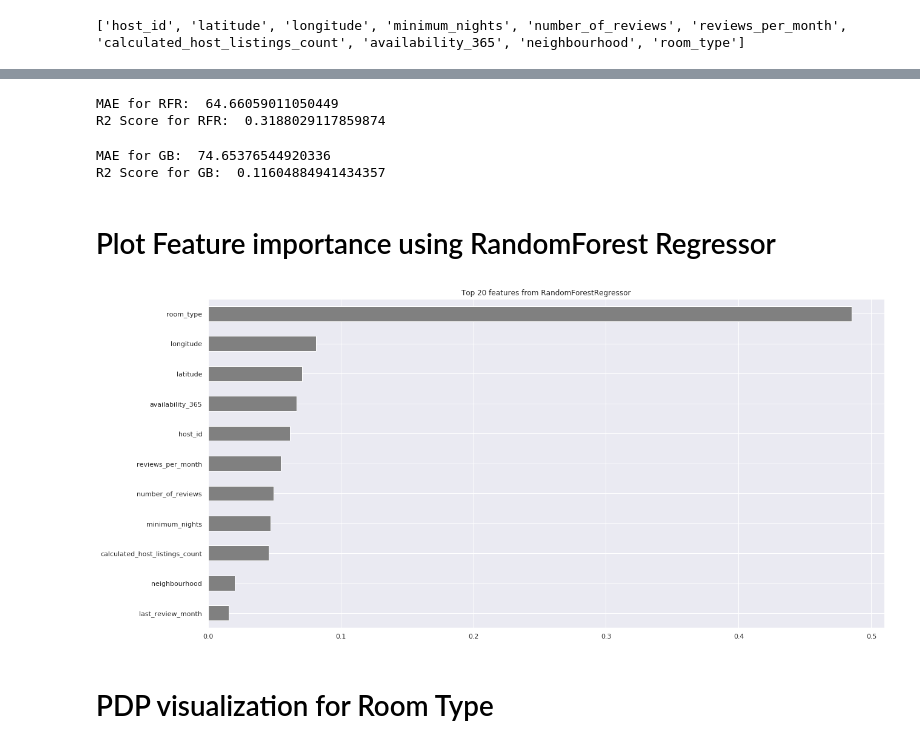
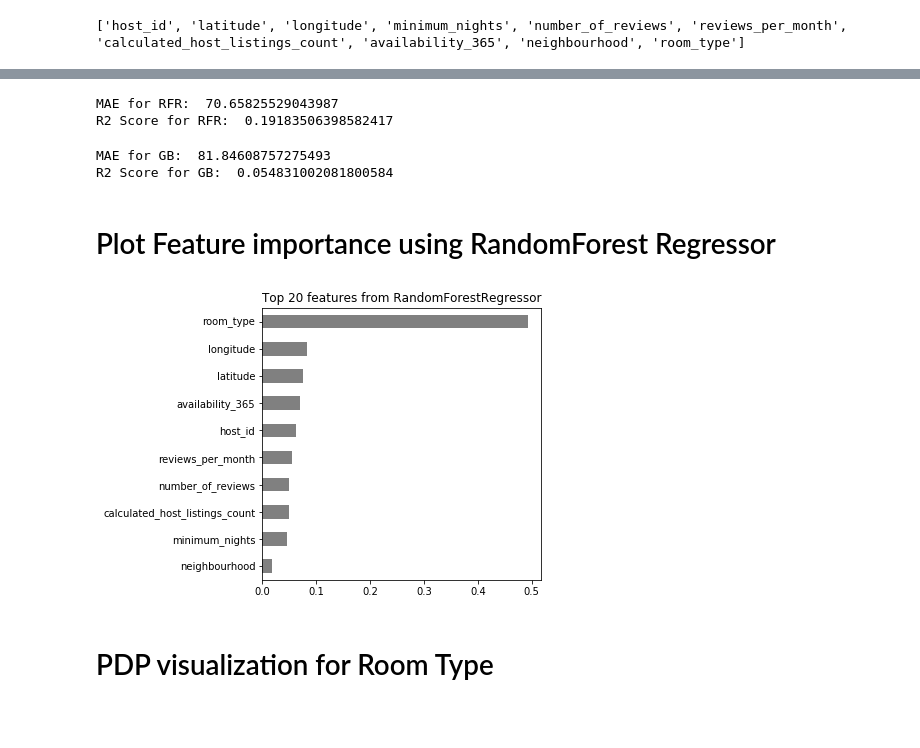
Before and after one commit to nikibhatt/DS-Unit-2-Applied-Modeling, a Jupyter notebook: NB_project2_Final.ipynb, the cells around one changed output, grey strips where cells are left out. Saved outputs shown, nothing was run; the diff lists cells and outputs as text; code cells hidden in the pictures; blank space fills up the shorter version.

```diff
--- a/NB_project2_Final.ipynb
+++ b/NB_project2_Final.ipynb
@@ -339,0 +341,16 @@ R2 Score for LR:  0.10303235516615417
+# %%
+#Linear Regression with OrdinalEncoder
+
+pipeline = make_pipeline(
+    ce.OrdinalEncoder(),
+    SimpleImputer(strategy='mean'),
+    LinearRegression()
+)
+
+y_train_log = np.log1p(y_train)
+y_val_log = np.log1p(y_val)
+pipeline.fit(X_train, y_train_log)
+y_pred_log = pipeline.predict(X_val)
+y_pred = np.expm1(y_pred_log)
+print('MAE for LR: ', mean_absolute_error(y_val, y_pred))
+print('R2 Score for LR: ', r2_score(y_val, y_pred))
@@ -339,0 +360,19 @@ R2 Score for LR:  0.10303235516615417
+# %%
+#Ridge Regression
+
+from sklearn.feature_selection import f_regression, SelectKBest
+from sklearn.linear_model import RidgeCV
+from sklearn.metrics import mean_absolute_error
+from sklearn.preprocessing import StandardScaler
+
+pipeline = make_pipeline(
+    ce.OrdinalEncoder(),
+    SimpleImputer(strategy='mean'),
+    RidgeCV()
+)
+
+pipeline.fit(X_train, y_train)
+y_pred = pipeline.predict(X_val)
+
+print('MAE for RR: ', mean_absolute_error(y_val, y_pred))
+print('R2 Score for RR: ', r2_score(y_val, y_pred))
@@ -362,7 +417,7 @@ R2 Score for LR:  -0.14890727527918757
 pipeline = make_pipeline(
     ce.OrdinalEncoder(),
     SimpleImputer(strategy='mean'),
-    RandomForestRegressor(n_estimators= 500, criterion='mse', random_state = 42)
+    RandomForestRegressor(n_estimators= 421, random_state = 42)
 )
 
 y_train_log = np.log1p(y_train)
@@ -373,8 +428,8 @@ y_pred = np.expm1(y_pred_log)
 print('MAE for RFR: ', mean_absolute_error(y_val, y_pred))
 print('R2 Score for RFR: ', r2_score(y_val, y_pred))
 # %% [output]
-MAE for RFR:  64.66059011050449
-R2 Score for RFR:  0.3188029117859874
+MAE for RFR:  70.65825529043987
+R2 Score for RFR:  0.19183506398582417
 # %%
 # Using Gradient Boosting
 
@@ -382,7 +437,7 @@ from xgboost import XGBRFRegressor
 
 pipeline = make_pipeline(
     ce.OrdinalEncoder(),
-    XGBRFRegressor(n_estimators=500, random_state=42, n_jobs=-1, objective ='reg:squarederror')
+    XGBRFRegressor(n_estimators=421, random_state=42, n_jobs=-1, objective ='reg:squarederror')
 )
 
 pipeline.fit(X_train, y_train)
@@ -395,25 +450,25 @@ y_pred = np.expm1(y_pred_log)
 print('MAE for GB: ', mean_absolute_error(y_val, y_pred))
 print('R2 Score for GB: ', r2_score(y_val, y_pred))
 # %% [output]
-MAE for GB:  74.65376544920336
-R2 Score for GB:  0.11604884941434357
+MAE for GB:  81.84608757275493
+R2 Score for GB:  0.054831002081800584
 # %% [markdown]
 # Plot Feature importance using RandomForest Regressor
 # %%
 # Get feature importances
 rf = pipeline.named_steps['randomforestregressor']
 importances = pd.Series(rf.feature_importances_, X_train.columns)
 
 # Plot feature importances
 %matplotlib inline
 import matplotlib.pyplot as plt
 
 n = 20
-plt.figure(figsize=(20,n/2))
+plt.figure(figsize=(5,5))
 plt.title(f'Top {n} features from RandomForestRegressor')
 importances.sort_values()[-n:].plot.barh(color='grey');
 # %% [output]
-[figure, old version]
+[figure, new version]
 # %% [markdown]
 # PDP visualization for Room Type
 # %%
```
Also changed, not shown: parts of 14 cells of this notebook.
